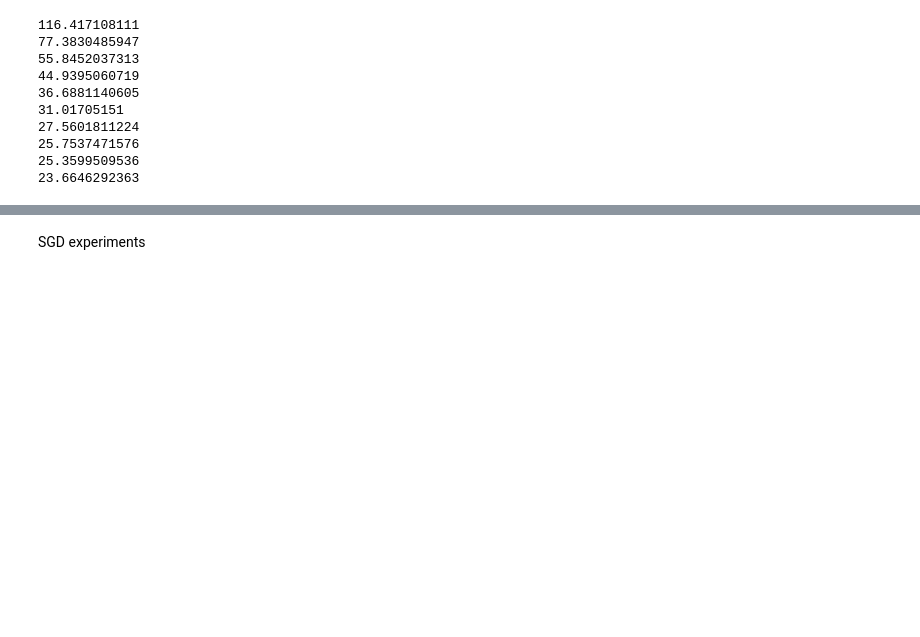
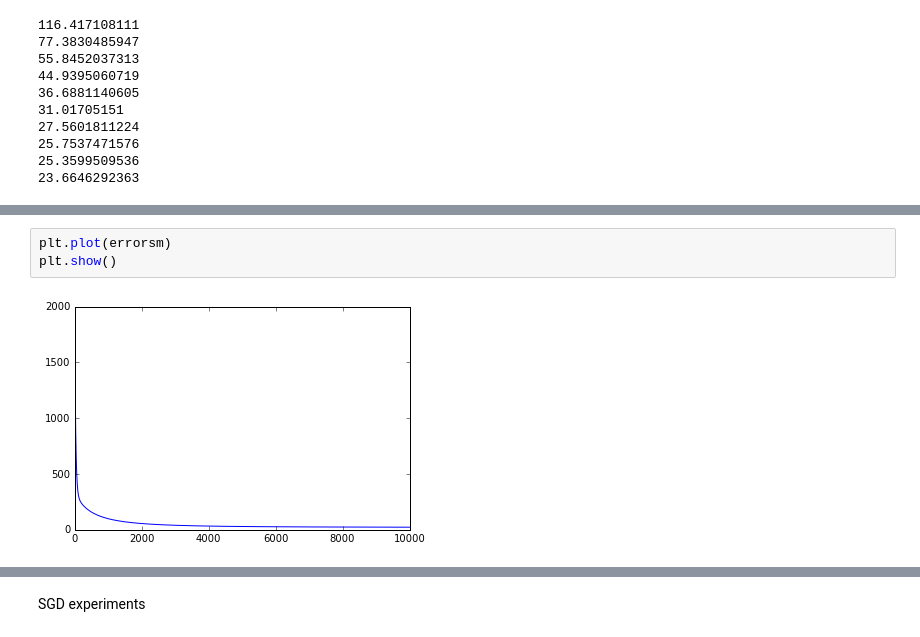
Before and after one commit to luym11/CS340, a Jupyter notebook: Homework1/HW1_Regression.ipynb, the cells around one changed output, grey strips where cells are left out. Drawn from its saved outputs; the diff is of its cells as text; blank space fills up the shorter version.

```diff
--- a/Homework1/HW1_Regression.ipynb
+++ b/Homework1/HW1_Regression.ipynb
@@ -226,0 +232,5 @@ KeyboardInterrupt:
+# %%
+plt.plot(errorsm)
+plt.show()
+# %% [output]
+[figure, added]
```
Also changed, not shown: parts of 30 cells of this notebook.
